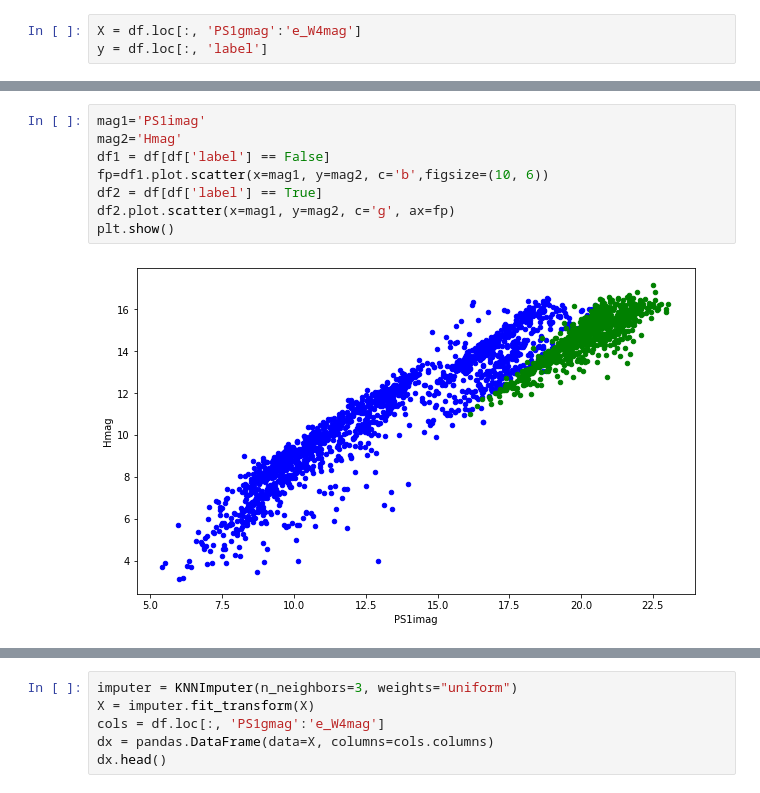
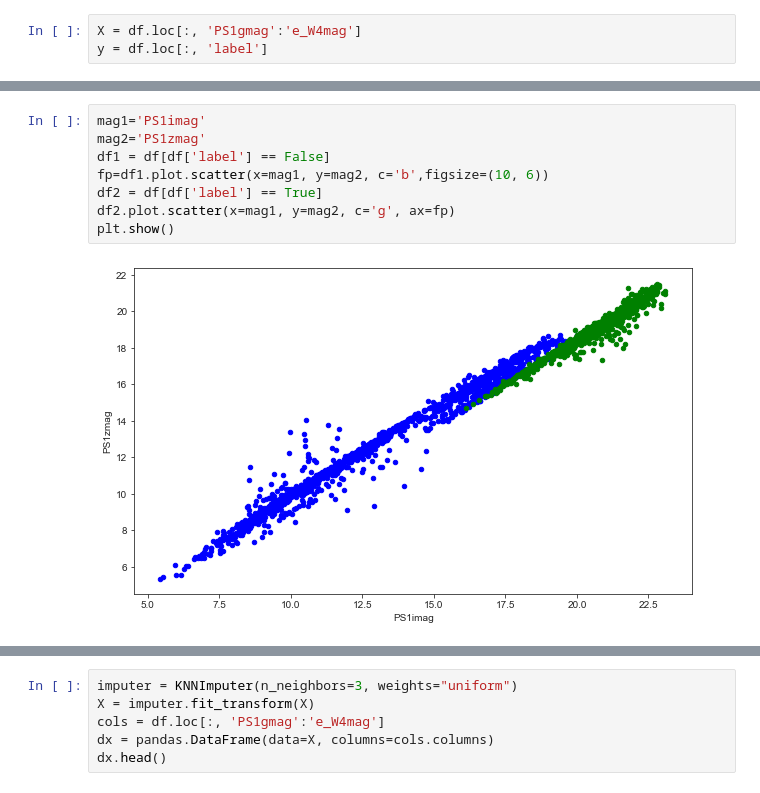
Before and after one commit to iamaleksandra/Brown-Dwarfs-NN, a Jupyter notebook: bd.ipynb, the cells around one changed output, grey strips where cells are left out. Drawn from its saved outputs; the diff is of its cells as text.

```diff
--- a/bd.ipynb
+++ b/bd.ipynb
@@ -32,10 +179,10 @@ y = df.loc[:, 'label']
 # %%
 mag1='PS1imag'
-mag2='Hmag'
+mag2='PS1zmag'
 df1 = df[df['label'] == False]
 fp=df1.plot.scatter(x=mag1, y=mag2, c='b',figsize=(10, 6))
 df2 = df[df['label'] == True]
 df2.plot.scatter(x=mag1, y=mag2, c='g', ax=fp)
 plt.show()
 # %% [output]
-[figure, old version]
+[figure, new version]
```
Also changed, not shown: parts of 108 cells of this notebook.
